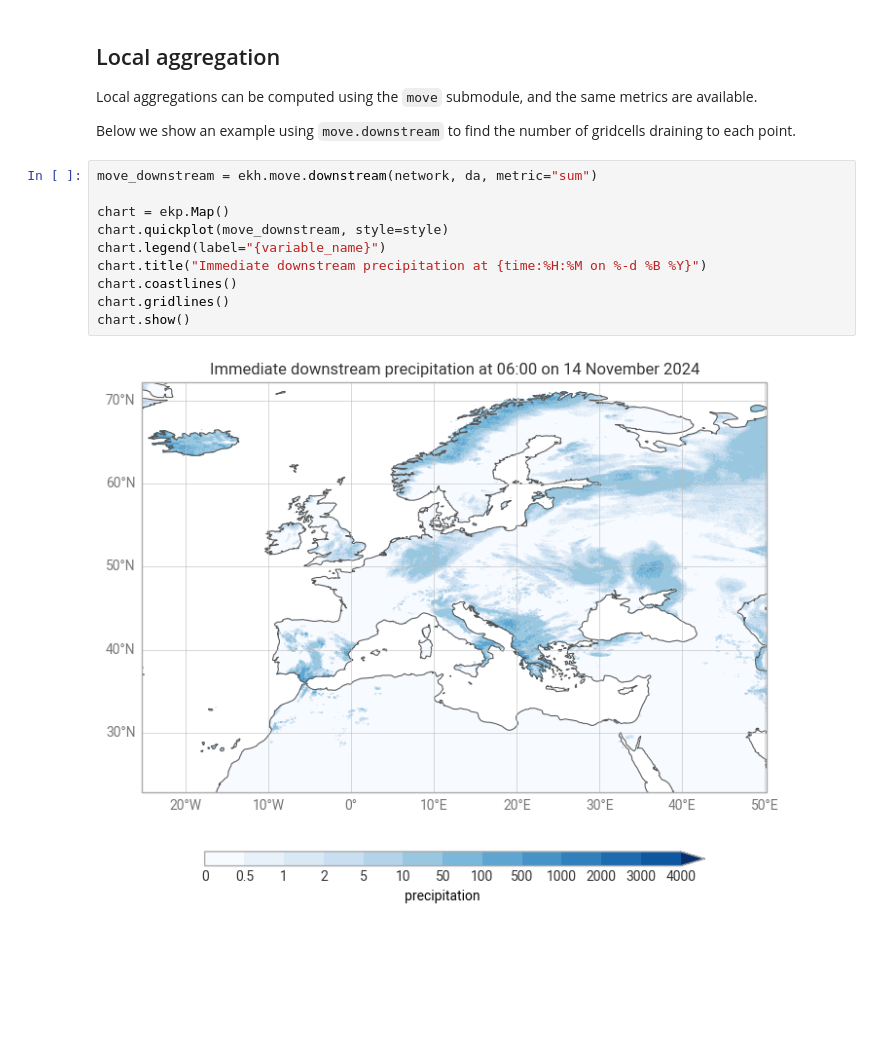
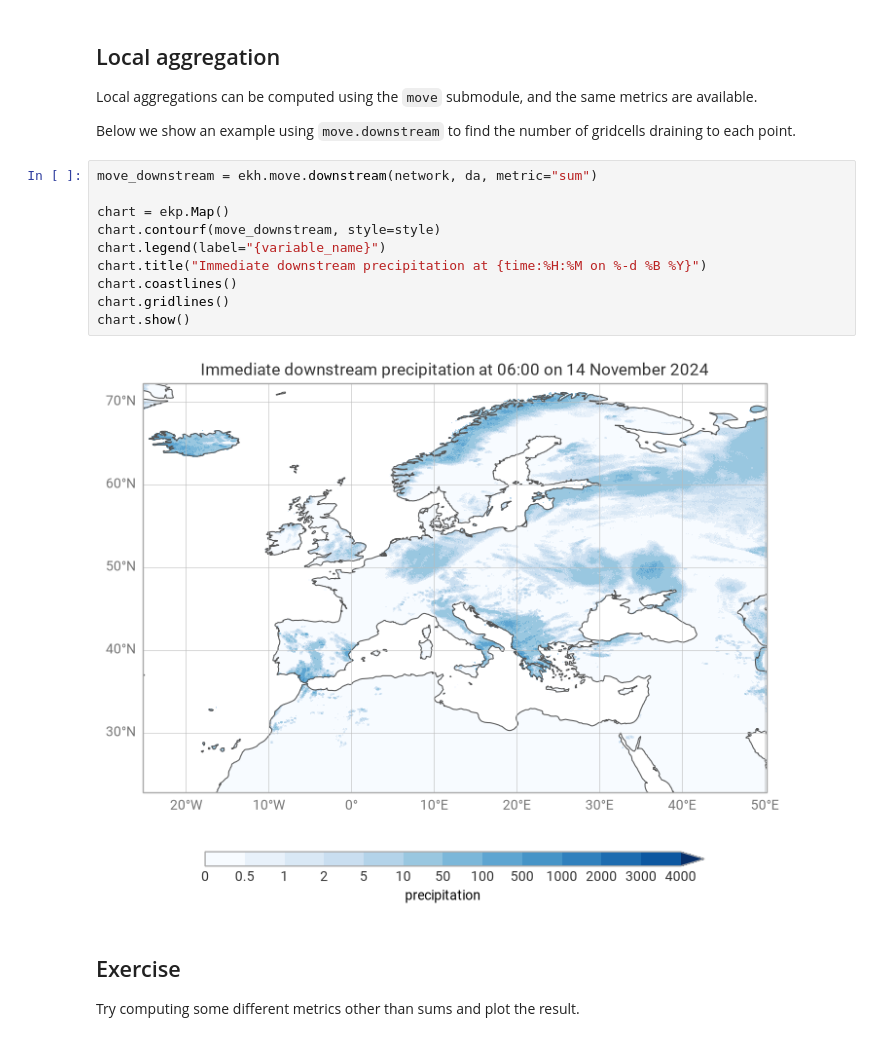
Before and after one commit to ecmwf-training/2026-earthkit-training, a Jupyter notebook: content/earthkit-hydro/ekh-2-river-accumulations.ipynb, the cells around one changed output. Saved outputs shown, nothing was run; the diff lists cells and outputs as text; blank space fills up the shorter version.

```diff
--- a/content/earthkit-hydro/ekh-2-river-accumulations.ipynb
+++ b/content/earthkit-hydro/ekh-2-river-accumulations.ipynb
@@ -76,12 +76,16 @@ Below we show an example using `move.downstream` to find the number of gridcells
 # %%
 move_downstream = ekh.move.downstream(network, da, metric="sum")
 
 chart = ekp.Map()
-chart.quickplot(move_downstream, style=style)
+chart.contourf(move_downstream, style=style)
 chart.legend(label="{variable_name}")
 chart.title("Immediate downstream precipitation at {time:%H:%M on %-d %B %Y}")
 chart.coastlines()
 chart.gridlines()
 chart.show()
 # %% [output]
-[figure, old version]
+[figure, new version]
+# %% [markdown]
+## Exercise
+
+Try computing some different metrics other than sums and plot the result.
```
Also changed, not shown: parts of 3 cells of this notebook, 3 other files.
